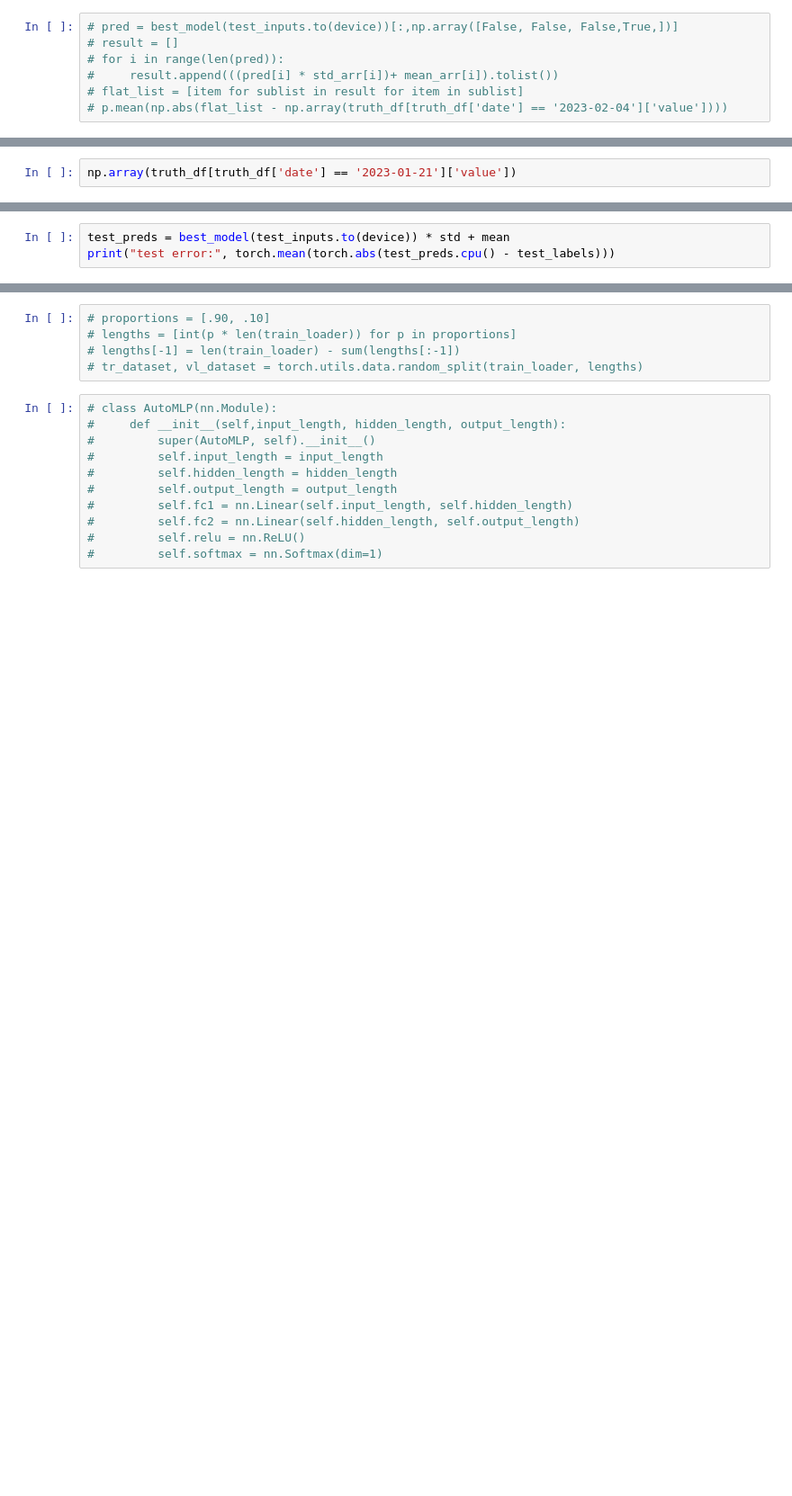
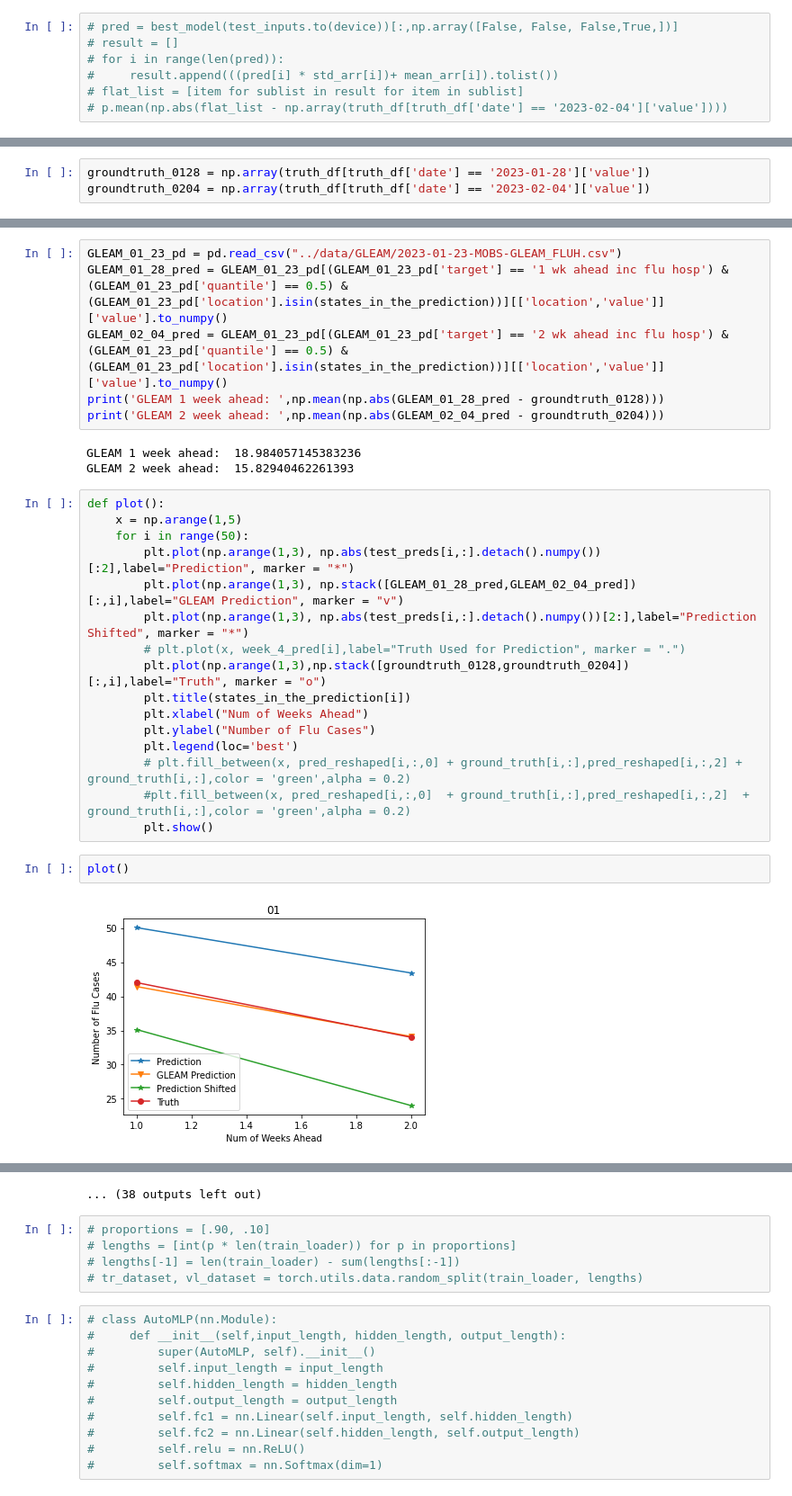
Before and after one commit to 3XiangyiKong3/DSC180AB_code, a Jupyter notebook: notebooks/simplenn.ipynb, the cells around one changed output, grey strips where cells are left out. Shown at 90% size. Drawn from its saved outputs; the diff is of its cells as text; blank space fills up the shorter version.

Commit message:
added_tensor_data_for_Dlinear

```diff
--- a/notebooks/simplenn.ipynb
+++ b/notebooks/simplenn.ipynb
@@ -211,2 +194,3 @@ array([ 29.886135  ,  10.501411  ,   9.740902  ,  12.0020485 ,
 # %%
-np.array(truth_df[truth_df['date'] == '2023-01-21']['value'])
+groundtruth_0128 = np.array(truth_df[truth_df['date'] == '2023-01-28']['value'])
+groundtruth_0204 = np.array(truth_df[truth_df['date'] == '2023-02-04']['value'])
@@ -234,3 +196,0 @@ array([ 12.1138649 ,   7.50141144,  38.25909805,  17.99795151,
-# %%
-test_preds = best_model(test_inputs.to(device)) * std + mean
-print("test error:", torch.mean(torch.abs(test_preds.cpu() - test_labels)))
@@ -242,0 +211,29 @@ GLEAM_02_04_pred = GLEAM_01_23_pd[(GLEAM_01_23_pd['target'] == '2 wk ahead inc f
+# %%
+GLEAM_01_23_pd = pd.read_csv("../data/GLEAM/2023-01-23-MOBS-GLEAM_FLUH.csv")
+GLEAM_01_28_pred = GLEAM_01_23_pd[(GLEAM_01_23_pd['target'] == '1 wk ahead inc flu hosp') & (GLEAM_01_23_pd['quantile'] == 0.5) & (GLEAM_01_23_pd['location'].isin(states_in_the_prediction))][['location','value']]['value'].to_numpy()
+GLEAM_02_04_pred = GLEAM_01_23_pd[(GLEAM_01_23_pd['target'] == '2 wk ahead inc flu hosp') & (GLEAM_01_23_pd['quantile'] == 0.5) & (GLEAM_01_23_pd['location'].isin(states_in_the_prediction))][['location','value']]['value'].to_numpy()
+print('GLEAM 1 week ahead: ',np.mean(np.abs(GLEAM_01_28_pred - groundtruth_0128)))
+print('GLEAM 2 week ahead: ',np.mean(np.abs(GLEAM_02_04_pred - groundtruth_0204)))
+# %% [output]
+GLEAM 1 week ahead:  18.984057145383236
+GLEAM 2 week ahead:  15.82940462261393
+# %%
+def plot():
+    x = np.arange(1,5)
+    for i in range(50):
+        plt.plot(np.arange(1,3), np.abs(test_preds[i,:].detach().numpy())[:2],label="Prediction", marker = "*")
+        plt.plot(np.arange(1,3), np.stack([GLEAM_01_28_pred,GLEAM_02_04_pred])[:,i],label="GLEAM Prediction", marker = "v")
+        plt.plot(np.arange(1,3), np.abs(test_preds[i,:].detach().numpy())[2:],label="Prediction Shifted", marker = "*")
+        # plt.plot(x, week_4_pred[i],label="Truth Used for Prediction", marker = ".")
+        plt.plot(np.arange(1,3),np.stack([groundtruth_0128,groundtruth_0204])[:,i],label="Truth", marker = "o")
+        plt.title(states_in_the_prediction[i])
+        plt.xlabel("Num of Weeks Ahead")
+        plt.ylabel("Number of Flu Cases")
+        plt.legend(loc='best')
+        # plt.fill_between(x, pred_reshaped[i,:,0] + ground_truth[i,:],pred_reshaped[i,:,2] + ground_truth[i,:],color = 'green',alpha = 0.2)
+        #plt.fill_between(x, pred_reshaped[i,:,0]  + ground_truth[i,:],pred_reshaped[i,:,2]  + ground_truth[i,:],color = 'green',alpha = 0.2)
+        plt.show()
+# %%
+plot()
+# %% [output]
+[figure, added]
@@ -243,3 +251,4 @@ GLEAM_02_04_pred = GLEAM_01_23_pd[(GLEAM_01_23_pd['target'] == '2 wk ahead inc f
+... (38 outputs left out)
 # %%
 # proportions = [.90, .10]
 # lengths = [int(p * len(train_loader)) for p in proportions]
```
Also changed, not shown: parts of 18 cells of this notebook, 21 other files.
